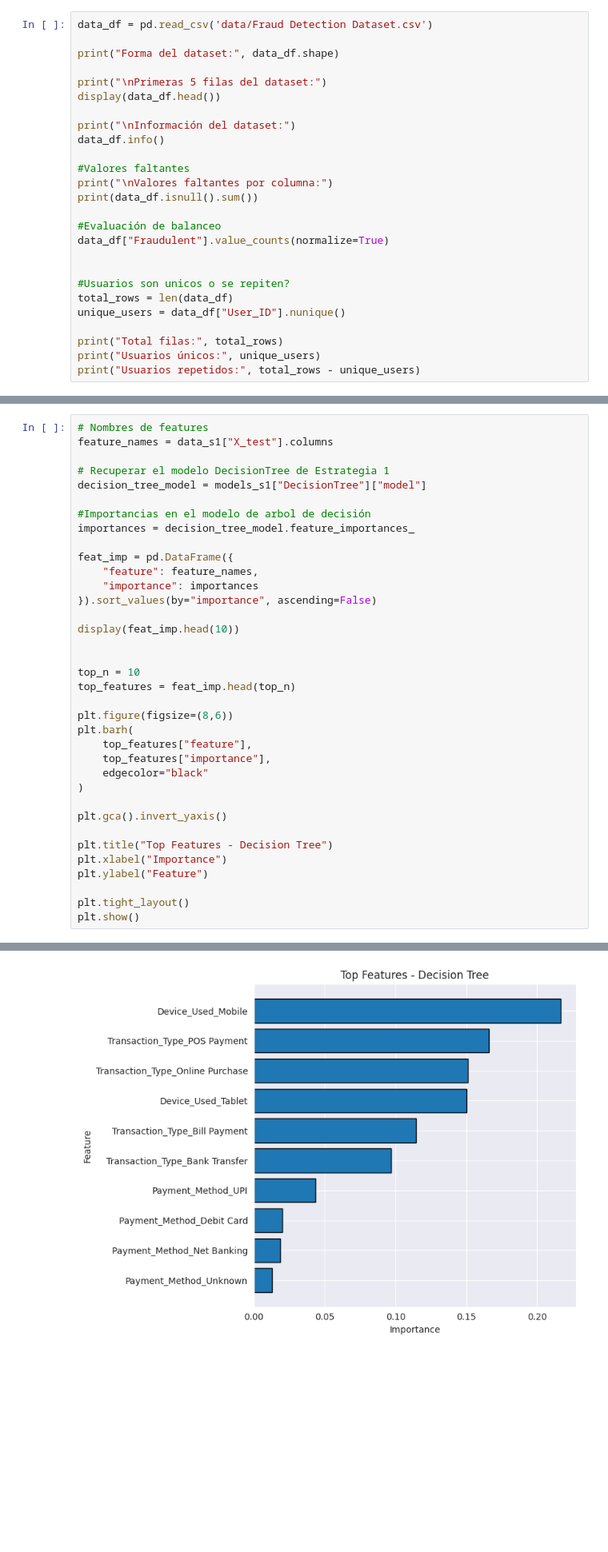
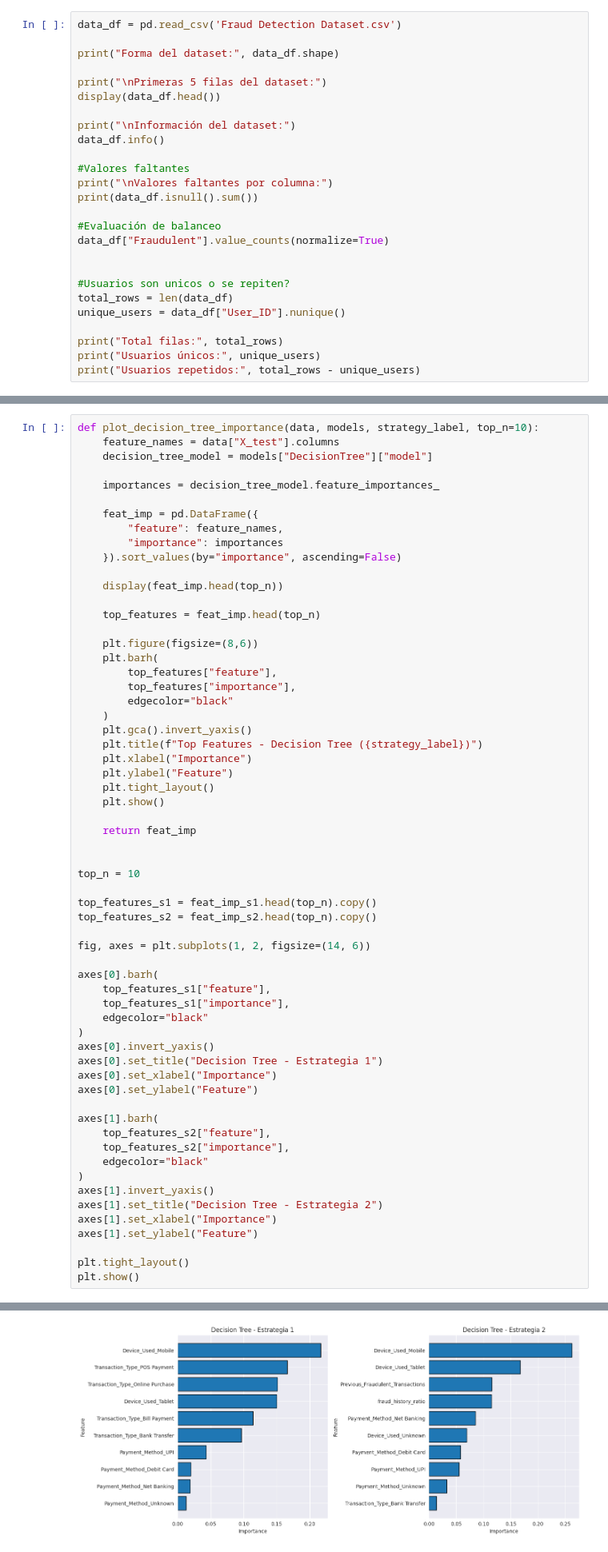
Before and after one commit to mf-arbe/TPintegrador_detecciondefraude, a Jupyter notebook: TPintegrador_Grupo_4.ipynb, the cells around one changed output, grey strips where cells are left out. Shown at 80% size. Saved outputs shown, nothing was run; the diff lists cells and outputs as text; blank space fills up the shorter version.

```diff
--- a/TPintegrador_Grupo_4.ipynb
+++ b/TPintegrador_Grupo_4.ipynb
@@ -72,7 +90,7 @@ Se utilizó el “Fraud Detection Dataset” obtenido en la plataforma Kaggle (w
 # %% [markdown]
 #  **1. Carga de Datos**
 # %%
-data_df = pd.read_csv('data/Fraud Detection Dataset.csv')
+data_df = pd.read_csv('Fraud Detection Dataset.csv')
 
 print("Forma del dataset:", data_df.shape)
 
@@ -1119,36 +1267,61 @@ Mejor modelo estrategia 2: RandomForest
 # %%
-# Nombres de features
-feature_names = data_s1["X_test"].columns
+def plot_decision_tree_importance(data, models, strategy_label, top_n=10):
+    feature_names = data["X_test"].columns
+    decision_tree_model = models["DecisionTree"]["model"]
 
-# Recuperar el modelo DecisionTree de Estrategia 1
-decision_tree_model = models_s1["DecisionTree"]["model"]
+    importances = decision_tree_model.feature_importances_
 
-#Importancias en el modelo de arbol de decisión
-importances = decision_tree_model.feature_importances_
+    feat_imp = pd.DataFrame({
+        "feature": feature_names,
+        "importance": importances
+    }).sort_values(by="importance", ascending=False)
 
-feat_imp = pd.DataFrame({
-    "feature": feature_names,
-    "importance": importances
-}).sort_values(by="importance", ascending=False)
+    display(feat_imp.head(top_n))
 
-display(feat_imp.head(10))
+    top_features = feat_imp.head(top_n)
+
+    plt.figure(figsize=(8,6))
+    plt.barh(
+        top_features["feature"],
+        top_features["importance"],
+        edgecolor="black"
+    )
+    plt.gca().invert_yaxis()
+    plt.title(f"Top Features - Decision Tree ({strategy_label})")
+    plt.xlabel("Importance")
+    plt.ylabel("Feature")
+    plt.tight_layout()
+    plt.show()
+
+    return feat_imp
 
 
 top_n = 10
-top_features = feat_imp.head(top_n)
 
-plt.figure(figsize=(8,6))
-plt.barh(
-    top_features["feature"],
-    top_features["importance"],
+top_features_s1 = feat_imp_s1.head(top_n).copy()
+top_features_s2 = feat_imp_s2.head(top_n).copy()
+
+fig, axes = plt.subplots(1, 2, figsize=(14, 6))
+
+axes[0].barh(
+    top_features_s1["feature"],
+    top_features_s1["importance"],
     edgecolor="black"
 )
+axes[0].invert_yaxis()
+axes[0].set_title("Decision Tree - Estrategia 1")
+axes[0].set_xlabel("Importance")
+axes[0].set_ylabel("Feature")
 
-plt.gca().invert_yaxis()
-
-plt.title("Top Features - Decision Tree")
-plt.xlabel("Importance")
-plt.ylabel("Feature")
+axes[1].barh(
+    top_features_s2["feature"],
+    top_features_s2["importance"],
+    edgecolor="black"
+)
+axes[1].invert_yaxis()
+axes[1].set_title("Decision Tree - Estrategia 2")
+axes[1].set_xlabel("Importance")
+axes[1].set_ylabel("Feature")
 
 plt.tight_layout()
 plt.show()
@@ -1167 +1329 @@ plt.show()
-[figure, old version]
+[figure, new version]
```
Also changed, not shown: parts of 15 cells of this notebook, 2 other files.
